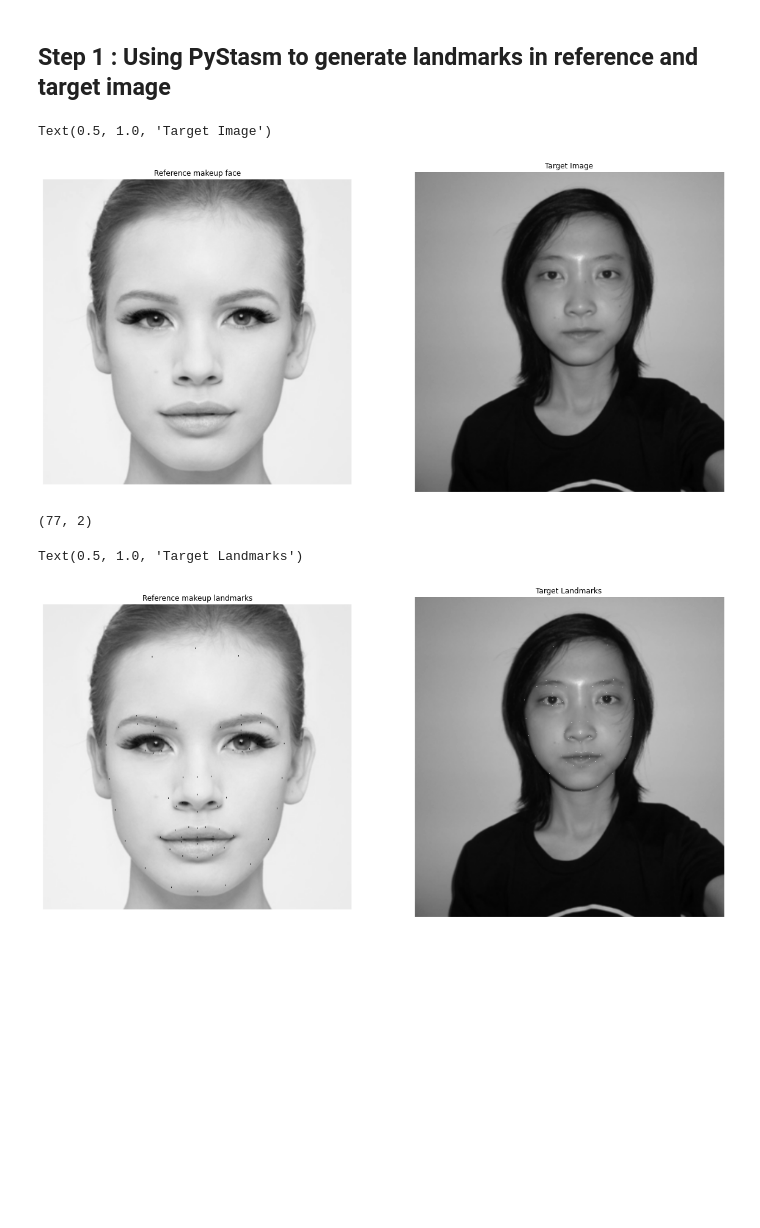
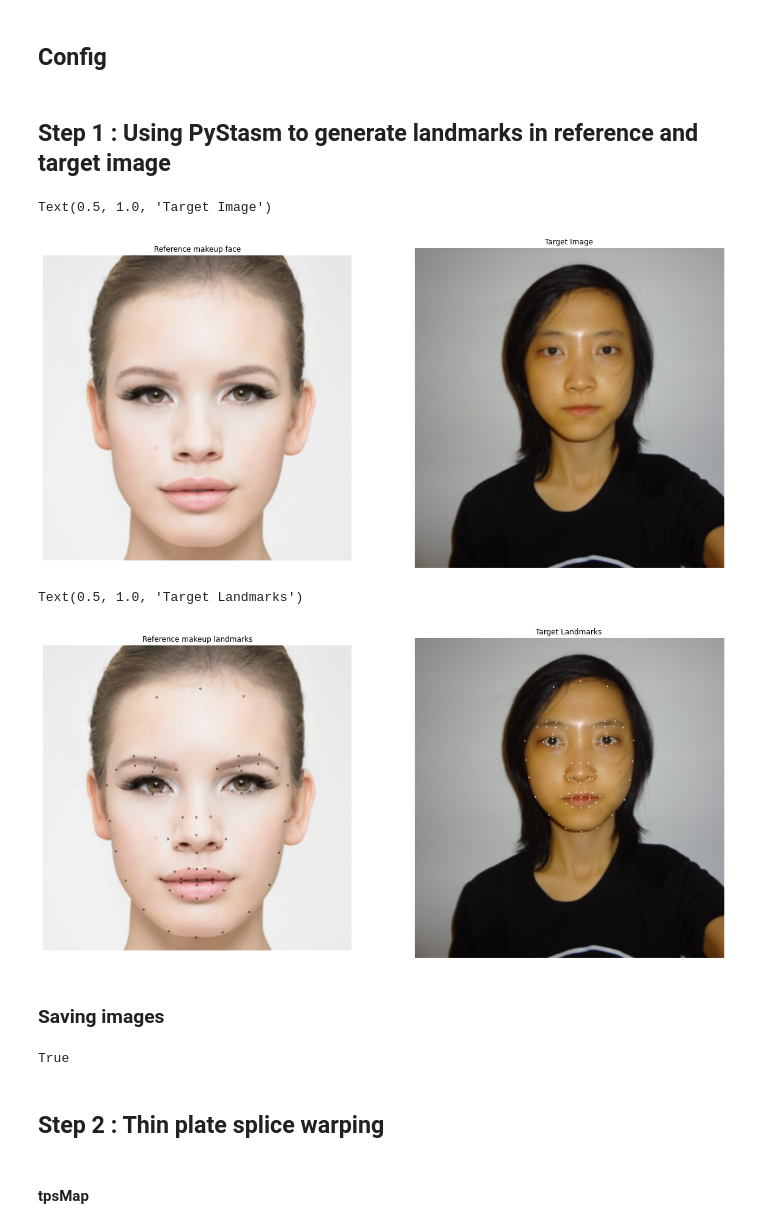
Before and after one commit to shaunak-badani/Digital-Makeup-Face-Generation, a Jupyter notebook: src/Digital Makeup Face Generation.ipynb, the cells around one changed output. Saved outputs shown, nothing was run; the diff lists cells and outputs as text; code cells hidden in the pictures; blank space fills up the shorter version.

Commit message:
Completed thin plate spline warping and added code for the same

```diff
--- a/src/Digital Makeup Face Generation.ipynb
+++ b/src/Digital Makeup Face Generation.ipynb
@@ -42,2 +7,4 @@ plt.imshow(p_img, cmap="gray")
+# %% [markdown]
+## Config
 # %%
 IMAGES_PATH = '../../images/'
@@ -44,21 +12,23 @@ IMAGES_PATH = '../../images/'
 # %% [markdown]
 ## Step 1 : Using PyStasm to generate landmarks in reference and target image
 # %%
-ref = cv2.imread(os.path.join(IMAGES_PATH, 'ref.png'), cv2.IMREAD_GRAYSCALE)
+ref = cv2.imread(os.path.join(IMAGES_PATH, 'ref.png'))
+ref_color = cv2.cvtColor(ref, cv2.COLOR_BGR2RGB)
 # %%
-target = cv2.imread(os.path.join(IMAGES_PATH, 'target.png'), cv2.IMREAD_GRAYSCALE)
+target = cv2.imread(os.path.join(IMAGES_PATH, 'target.png'))
+target_color = cv2.cvtColor(target, cv2.COLOR_BGR2RGB)
 # %%
 fig = plt.figure(figsize = (20, 10))
 
 fig.add_subplot(1, 2, 1)
-plt.imshow(ref, cmap="gray")
+plt.imshow(ref_color)
 plt.axis('off')
 plt.title("Reference makeup face")
 
 fig.add_subplot(1, 2, 2)
-plt.imshow(target, cmap="gray")
+plt.imshow(target_color)
 plt.axis('off')
 plt.title("Target Image")
 # %% [output]
 Text(0.5, 1.0, 'Target Image')
-[figure, old version]
+[figure, new version]
@@ -83,19 +56,26 @@ for x, y in target_l:
-# %%
-print(ref_l.shape)
-# %% [output]
-(77, 2)
 # %%
 fig = plt.figure(figsize = (20, 10))
 
 fig.add_subplot(1, 2, 1)
-plt.imshow(ref_copy, cmap="gray")
+plt.imshow(ref_copy)
 plt.axis('off')
 plt.title("Reference makeup landmarks")
 
 fig.add_subplot(1, 2, 2)
-plt.imshow(target_copy, cmap="gray")
+plt.imshow(target_copy)
 plt.axis('off')
 plt.title("Target Landmarks")
 # %% [output]
 Text(0.5, 1.0, 'Target Landmarks')
-[figure, old version]
+[figure, new version]
+# %% [markdown]
+### Saving images
+# %%
+cv2.imwrite(os.path.join(GEN_IMAGES_PATH, 'ref_dotted.png'),cv2.cvtColor(ref_copy, cv2.COLOR_BGR2RGB))
+cv2.imwrite(os.path.join(GEN_IMAGES_PATH, 'target_dotted.png'),cv2.cvtColor(target_copy, cv2.COLOR_BGR2RGB))
+# %% [output]
+True
+# %% [markdown]
+## Step 2 : Thin plate splice warping
+# %% [markdown]
+#### tpsMap
```
Also changed, not shown: parts of 34 cells of this notebook.
